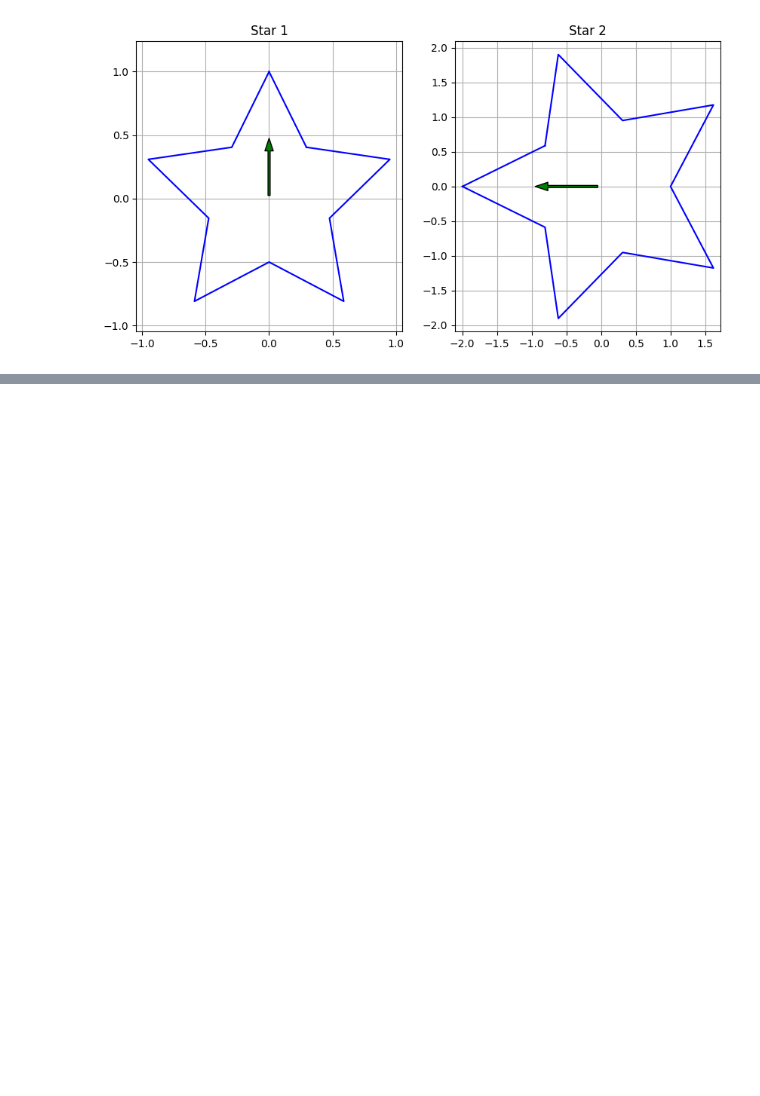
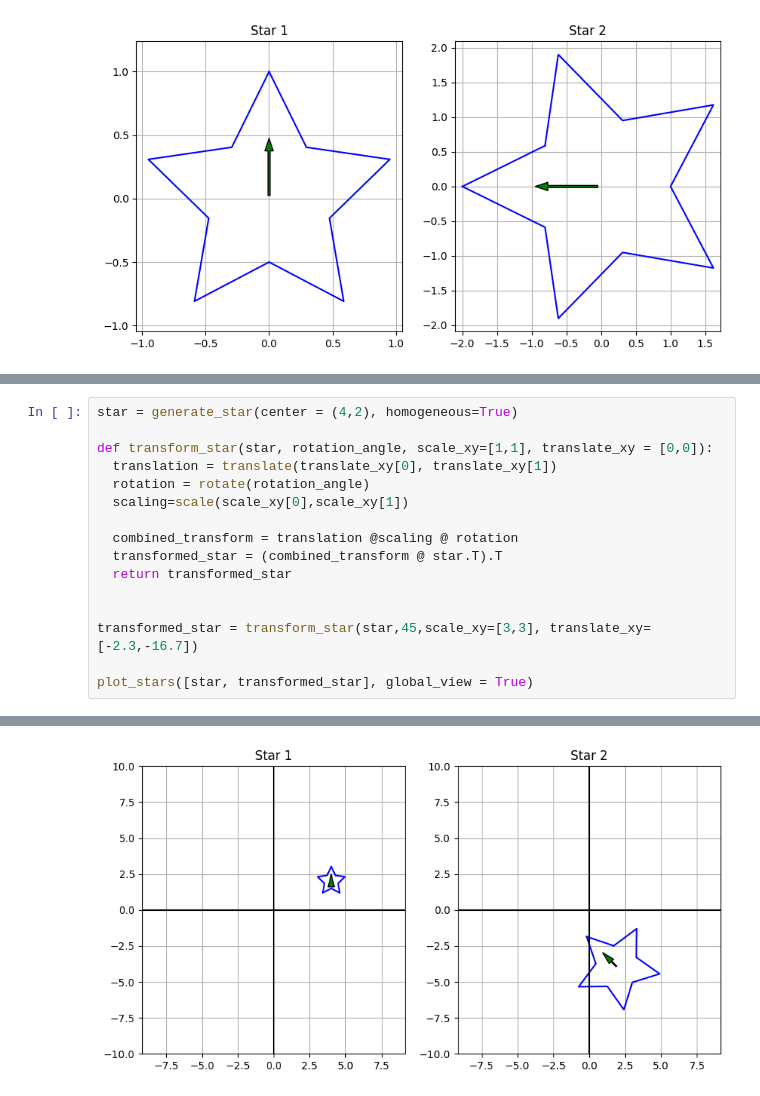
Before and after one commit to arnavkapasiuf/BME3053C-Spring-2025, a Jupyter notebook: homework/Homework_5.ipynb, the cells around one changed output, grey strips where cells are left out. Drawn from its saved outputs; the diff is of its cells as text; blank space fills up the shorter version.

```diff
--- a/homework/Homework_5.ipynb
+++ b/homework/Homework_5.ipynb
@@ -130,0 +149,17 @@ plot_stars([star,rotated_star])
+# %%
+star = generate_star(center = (4,2), homogeneous=True)
+
+def transform_star(star, rotation_angle, scale_xy=[1,1], translate_xy = [0,0]):
+  translation = translate(translate_xy[0], translate_xy[1])
+  rotation = rotate(rotation_angle)
+  scaling=scale(scale_xy[0],scale_xy[1])
+
+  combined_transform = translation @scaling @ rotation
+  transformed_star = (combined_transform @ star.T).T
+  return transformed_star
+
+
+transformed_star = transform_star(star,45,scale_xy=[3,3], translate_xy=[-2.3,-16.7])
+
+plot_stars([star, transformed_star], global_view = True)
+# %% [output]
@@ -130,0 +168 @@ plot_stars([star,rotated_star])
+[figure, added]
```
Also changed, not shown: parts of 5 cells of this notebook.
